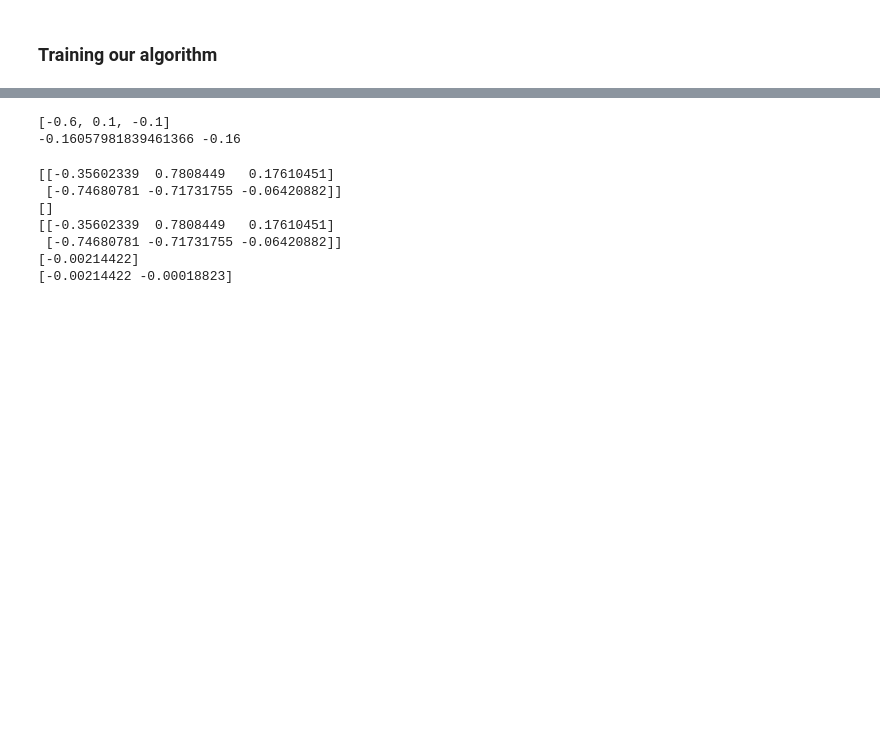
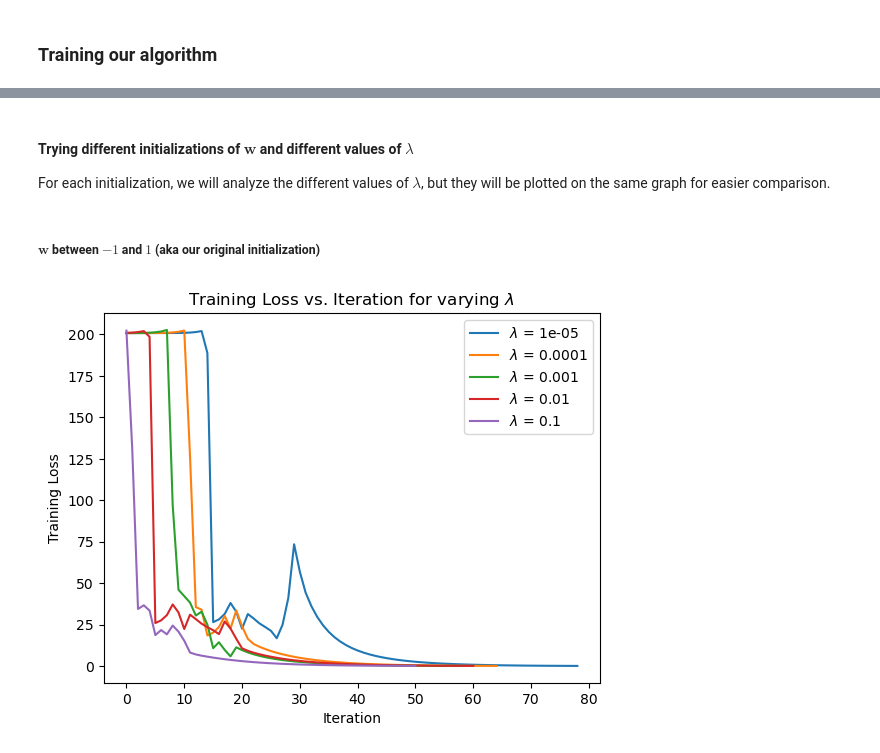
Before and after one commit to davidwcode/nonlinear-least-squares, a Jupyter notebook: notebook.ipynb, the cells around one changed output, grey strips where cells are left out. Cells and saved outputs as stored; diff of their text form; code cells hidden in the pictures; blank space fills up the shorter version.

```diff
--- a/notebook.ipynb
+++ b/notebook.ipynb
@@ -131,16 +132,15 @@ def levenberg_marquardt(x, y, lam, w0):
 # %% [markdown]
 ### Training our algorithm
 # %%
-# generate data
+# generate training data
 np.random.seed(2023)
-
-# get x values between -1 and 1
-x = np.random.rand(500, 3) * 2 - 1
-
-# get y values
-y = np.array([])
-for i in range(len(x)):
-    y = np.append(y, g(x[i]))
+def generate_training_data(gamma, function):
+    x = np.random.rand(500, 3) * 2 * gamma - gamma
+    y = np.array([])
+    for i in range(len(x)):
+        y = np.append(y, function(x[i]))
+    return x, y
+x, y = generate_training_data(1, g)
 # %%
-# initialize w
-w0 = np.random.rand(16)
+# initialize w between -1 and 1
+w0 = np.random.rand(16) * 2 - 1
@@ -154,2 +146,0 @@ array([0.93598278, 0.16108613, 0.0260887 , 0.89908976, 0.75798436,
-# %%
-w, loss = levenberg_marquardt(x, y, 10**-4, w0)
@@ -200,17 +147,25 @@ array([3.34629479e+02, 3.34630321e+02, 3.34632004e+02, 3.34635370e+02,
-# %%
-test = [-0.6, 0.1, -.1]
-print(test)
-print(w[0] * phi(w[1:4] @ test + w[4]) + w[5] * phi(w[6:9] @ test + w[9]) + w[10] * phi(w[11:14] @ test + w[14]) + w[15], g(test))
-# %% [output]
-[-0.6, 0.1, -0.1]
--0.16057981839461366 -0.16
-# %%
-print(r(x[0:2], y[0:2], w))
-# %% [output]
-[[-0.35602339  0.7808449   0.17610451]
- [-0.74680781 -0.71731755 -0.06420882]]
-[]
-[[-0.35602339  0.7808449   0.17610451]
- [-0.74680781 -0.71731755 -0.06420882]]
-[-0.00214422]
-[-0.00214422 -0.00018823]
+# %% [markdown]
+#### Trying different initializations of $\textbf{w}$ and different values of $\lambda$
+For each initialization, we will analyze the different values of $\lambda$, but they will be plotted on the same graph for easier comparison.
+# %%
+# define a function for training with different initializations of w
+def train_w(w0):
+    lam = 10**-5
+    w_array = np.array([])
+    for i in range(5):
+        w, loss = levenberg_marquardt(x, y, lam, w0, 300)
+        plt.plot(loss, label="$\lambda$ = " + str(lam))
+        plt.legend(loc="upper right")
+        lam *= 10
+        w_array = np.append(w_array, w)
+    plt.title("Training Loss vs. Iteration for varying $\lambda$")
+    plt.xlabel("Iteration")
+    plt.ylabel("Training Loss")
+    plt.show()
+    return w_array
+# %% [markdown]
+##### $\textbf{w}$ between $-1$ and $1$ (aka our original initialization)
+# %%
+w_og = train_w(w0)
+# %% [output]
+[figure, added]
```
Also changed, not shown: parts of 155 cells of this notebook, 1 other file.
